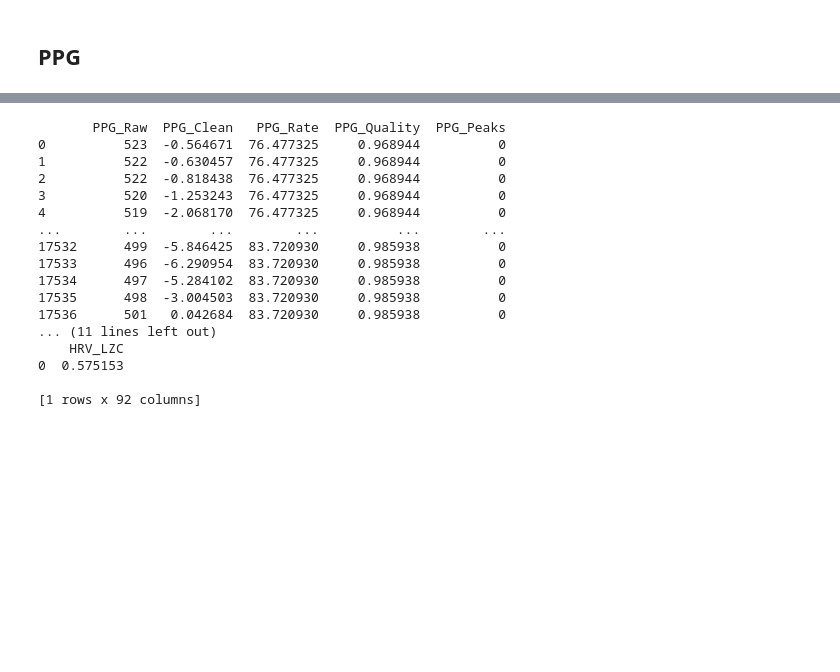
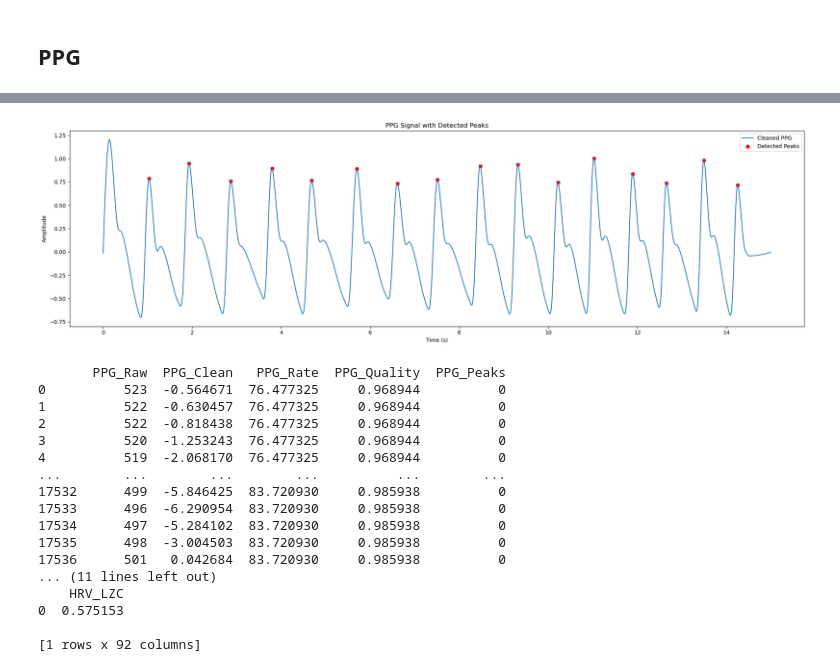
Before and after one commit to ConnorIrvine/Capstone, a Jupyter notebook: python_code/sensor_to_hrv/hrv.ipynb, the cells around one changed output, grey strips where cells are left out. Saved outputs shown, nothing was run; the diff lists cells and outputs as text; code cells hidden in the pictures; blank space fills up the shorter version.

```diff
--- a/python_code/sensor_to_hrv/hrv.ipynb
+++ b/python_code/sensor_to_hrv/hrv.ipynb
@@ -85,3 +85,19 @@ nk.ppg_plot(signals, info)
+# %%
+# Visualize PPG signal and detected peaks (PPG_Peaks)
+import matplotlib.pyplot as plt
+import numpy as np
+
+plt.figure(figsize=(20, 6))
+plt.plot(signals.index / 250, signals['PPG_Clean'], label='Cleaned PPG')
+plt.scatter(signals.index[signals['PPG_Peaks'] == 1] / 250, signals['PPG_Clean'][signals['PPG_Peaks'] == 1], color='red', s=40, label='Detected Peaks')
+plt.xlabel('Time (s)')
+plt.ylabel('Amplitude')
+plt.title('PPG Signal with Detected Peaks')
+plt.legend()
+plt.tight_layout()
+plt.show()
+# %% [output]
+[figure, added]
 # %%
 import pandas as pd
 
```
Also changed, not shown: parts of 1 cell of this notebook, 4 other files.
